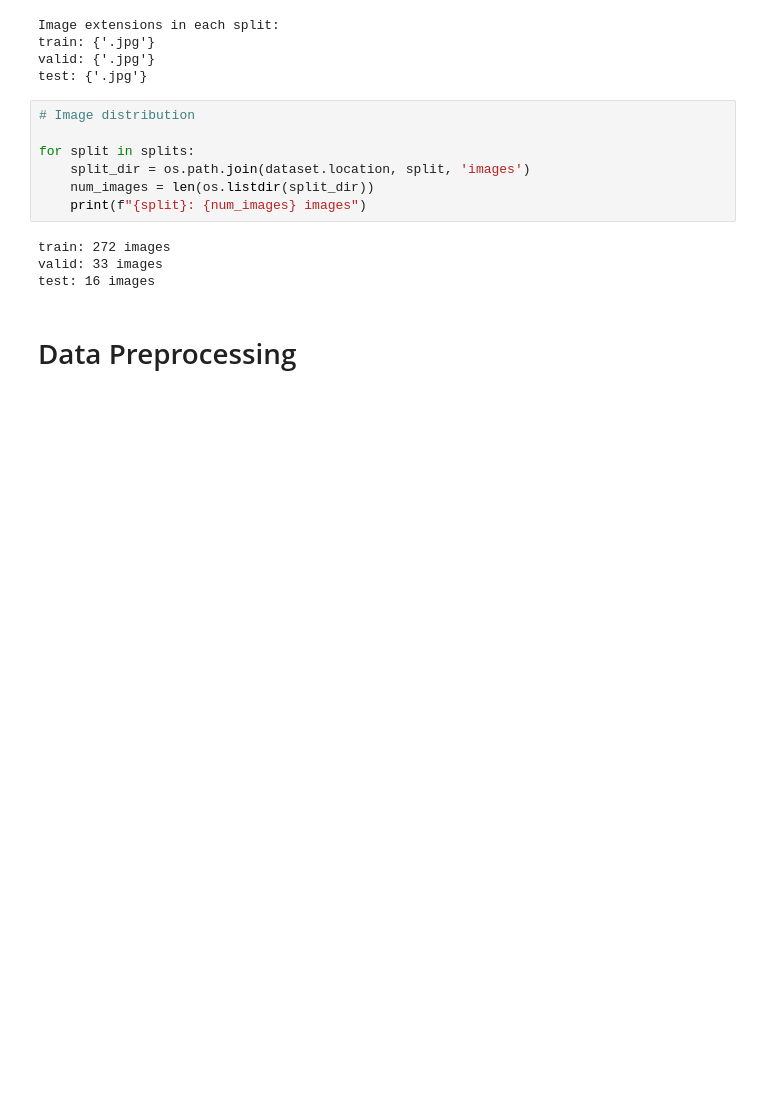
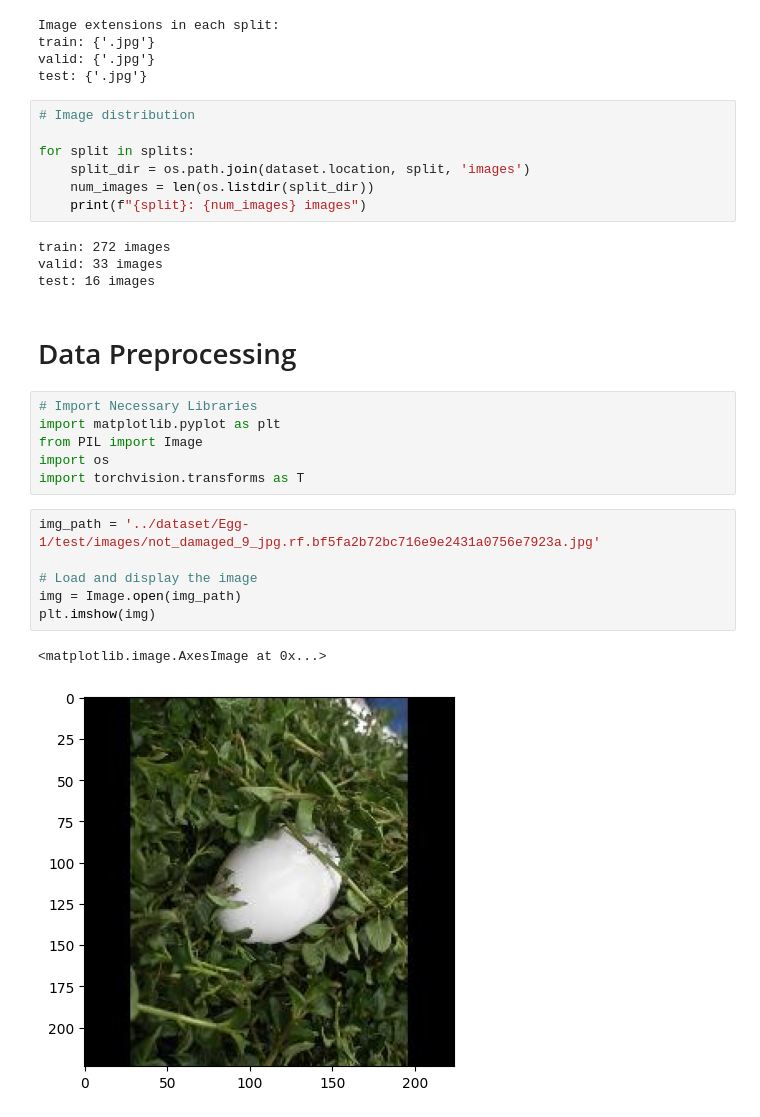
Before and after one commit to Luthfi507/object-counting, a Jupyter notebook: conducting_dataset/MSML_Experiment.ipynb, the cells around one changed output. Saved outputs shown, nothing was run; the diff lists cells and outputs as text; blank space fills up the shorter version.

```diff
--- a/conducting_dataset/MSML_Experiment.ipynb
+++ b/conducting_dataset/MSML_Experiment.ipynb
@@ -88,3 +88,18 @@ valid: 33 images
 test: 16 images
 # %% [markdown]
 # Data Preprocessing
+# %%
+# Import Necessary Libraries
+import matplotlib.pyplot as plt
+from PIL import Image
+import os
+import torchvision.transforms as T
+# %%
+img_path = '../dataset/Egg-1/test/images/not_damaged_9_jpg.rf.bf5fa2b72bc716e9e2431a0756e7923a.jpg'
+
+# Load and display the image
+img = Image.open(img_path)
+plt.imshow(img)
+# %% [output]
+<matplotlib.image.AxesImage at 0x...>
+[figure, added]
```
Also changed, not shown: parts of 3 cells of this notebook, 6 other files.
